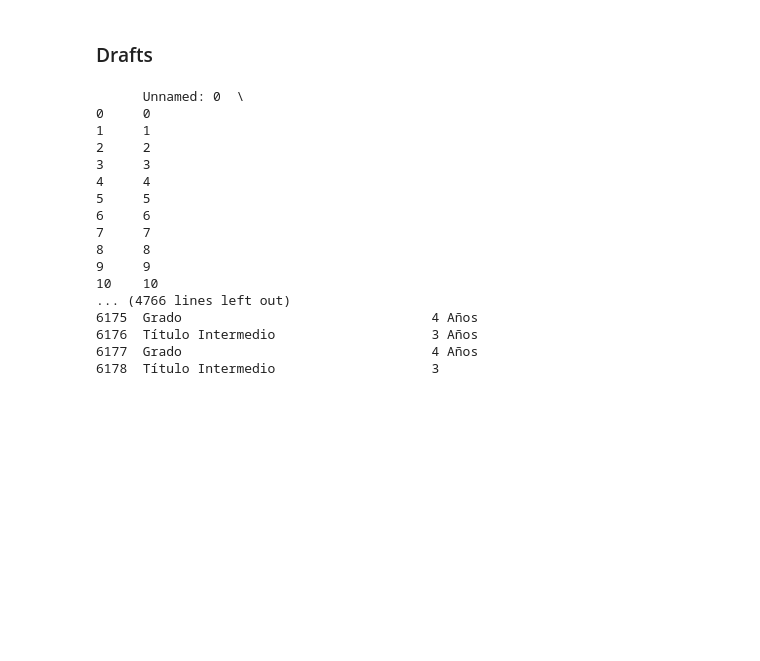
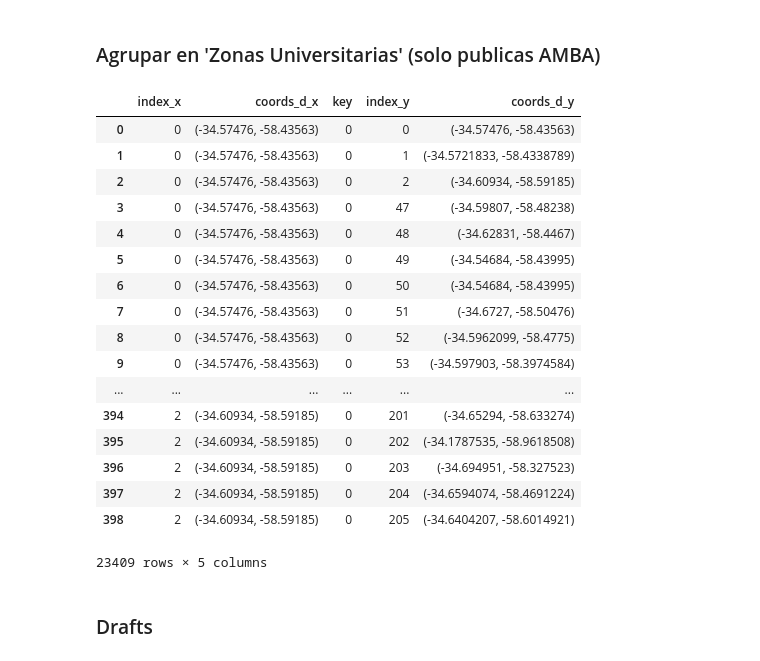
Before and after one commit to matuteiglesias/datosARG_Educacion, a Jupyter notebook: Geolocar Facultades.ipynb, the cells around one changed output. Drawn from its saved outputs; the diff is of its cells as text; code cells hidden in the pictures; blank space fills up the shorter version.

```diff
--- a/Geolocar Facultades.ipynb
+++ b/Geolocar Facultades.ipynb
@@ -152,9 +139,0 @@ processed row 5980
-# %%
-sedes.loc[sedes.Provincia == 'Córodoba', 'Provincia'] = sedes.loc[sedes.Provincia == 'Córodoba','Provincia'].str.replace('Córodoba','Córdoba')
-# %%
-sedes_loc = sedes.merge(dataframe, on = 'Domicilio',how = 'left').sort_values(by = 'Domicilio').fillna('')
-
-import unidecode
-
-for col in ['Provincia_x', 'Provincia_y']:
-    sedes_loc[col] = [unidecode.unidecode(acc).title() for acc in sedes_loc[col].str.decode('utf8')]
@@ -165,0 +216,4 @@ sedes_loc_clean.to_csv('sedes_loc_clean.csv')
+# %%
+#Detect geolocations with mistaken province, assign handmade corrections
+
+merged = sedes.merge(dataframe, on = 'Domicilio',how = 'left').fillna('')
@@ -166,3 +244,48 @@ sedes_loc_clean.to_csv('sedes_loc_clean.csv')
+# %% [markdown]
+### Agrupar en 'Zonas Universitarias' (solo publicas AMBA)
+# %%
+def clip_lat_lng(df, coords):
+    """
+    coords: ((lng_o, lng_e) ,(lat_s, lat_n))
+    """
+    ((O, E), (S, N)) = coords
+
+    df_clip = df.loc[(df['lng'] > O) & (df['lng'] <= E) & (df['lat'] < N) & (df['lat'] >= S)]
+    return df_clip
+
+sedes_located = pd.read_csv('sedes_loc_clean.csv')
+#clip AMBA
+coords_AMBA = ((-59.2, -57.8), (-35.1, -34.05))
+sedes_AMBA = clip_lat_lng(sedes_located, coords_AMBA)
+#Only public
+sedes_AMBA = sedes_AMBA.merge(oferta_apde[['Universidad', 'Ámbito']].drop_duplicates())
+sedes_AMBA = sedes_AMBA.loc[sedes_AMBA['Ámbito'] == 'Público']
+#coords column for distances
+sedes_AMBA['coords_d'] = list(zip(sedes_AMBA.lat, sedes_AMBA.lng))
+# %%
+df = sedes_AMBA
+df_for_dist = df['coords_d'].reset_index()
+df_for_dist['key'] = 0
+df_for_dist.merge(df_for_dist, on = 'key')
+# %% [output]
+|  | index_x | coords_d_x | key | index_y | coords_d_y |
+| 0 | 0 | (-34.57476, -58.43563) | 0 | 0 | (-34.57476, -58.43563) |
+| 1 | 0 | (-34.57476, -58.43563) | 0 | 1 | (-34.5721833, -58.4338789) |
+| 2 | 0 | (-34.57476, -58.43563) | 0 | 2 | (-34.60934, -58.59185) |
+| 3 | 0 | (-34.57476, -58.43563) | 0 | 47 | (-34.59807, -58.48238) |
+| 4 | 0 | (-34.57476, -58.43563) | 0 | 48 | (-34.62831, -58.4467) |
+| 5 | 0 | (-34.57476, -58.43563) | 0 | 49 | (-34.54684, -58.43995) |
+| 6 | 0 | (-34.57476, -58.43563) | 0 | 50 | (-34.54684, -58.43995) |
+| 7 | 0 | (-34.57476, -58.43563) | 0 | 51 | (-34.6727, -58.50476) |
+| 8 | 0 | (-34.57476, -58.43563) | 0 | 52 | (-34.5962099, -58.4775) |
+| 9 | 0 | (-34.57476, -58.43563) | 0 | 53 | (-34.597903, -58.3974584) |
+| ... | ... | ... | ... | ... | ... |
+| 394 | 2 | (-34.60934, -58.59185) | 0 | 201 | (-34.65294, -58.633274) |
+| 395 | 2 | (-34.60934, -58.59185) | 0 | 202 | (-34.1787535, -58.9618508) |
+| 396 | 2 | (-34.60934, -58.59185) | 0 | 203 | (-34.694951, -58.327523) |
+| 397 | 2 | (-34.60934, -58.59185) | 0 | 204 | (-34.6594074, -58.4691224) |
+| 398 | 2 | (-34.60934, -58.59185) | 0 | 205 | (-34.6404207, -58.6014921) |
+23409 rows × 5 columns
 # %% [markdown]
 ### Drafts
 # %%
@@ -175,24 +298,4 @@ oferta_apde = pd.read_csv('./oferta_apde.csv')
 oferta_estrat_AMBA = oferta_apde.loc[(oferta_apde['Ámbito'] == 'Público') & oferta_apde['Estrategica']].merge(sedes_AMBA, on = ['Universidad', 'Facultad', 'Domicilio'], how = 'left').dropna()
-# %%
-oferta_apde
-# %% [output]
-      Unnamed: 0  \
-0     0
-1     1
-2     2
-3     3
-4     4
-5     5
-6     6
-7     7
-8     8
-9     9
-10    10
-... (4766 lines left out)
-6175  Grado                                4 Años
-6176  Título Intermedio                    3 Años
-6177  Grado                                4 Años
-6178  Título Intermedio                    3
 # %%
 pd.set_option('display.max_colwidth', -1)
 oferta_estrat_AMBA.groupby('Disciplina')['Título'].unique()
```
Also changed, not shown: parts of 15 cells of this notebook, 18 other files.
